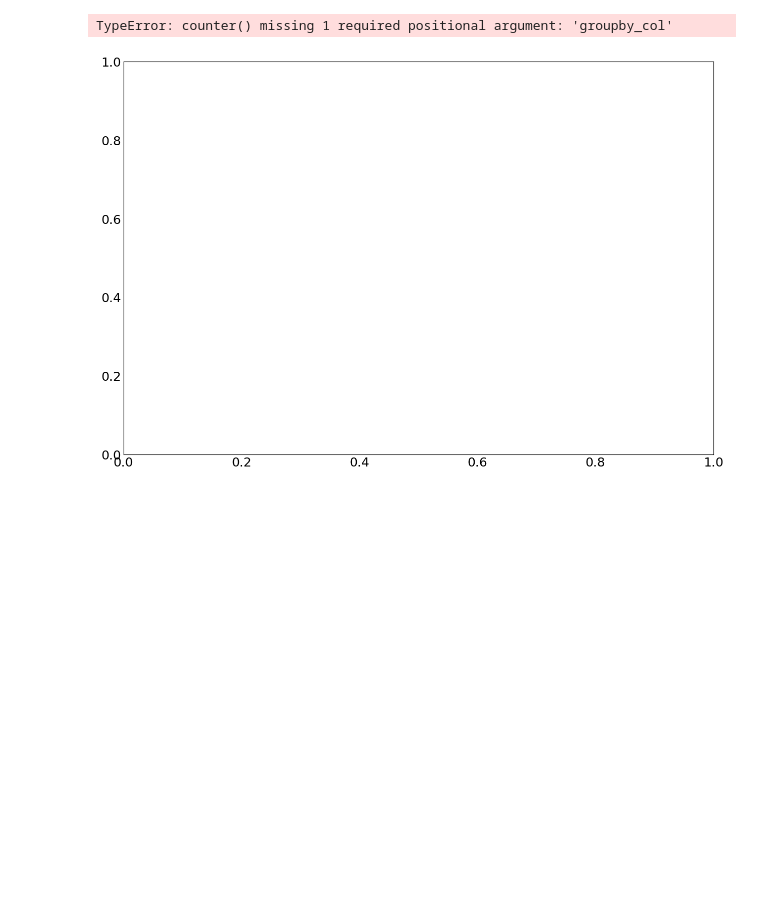
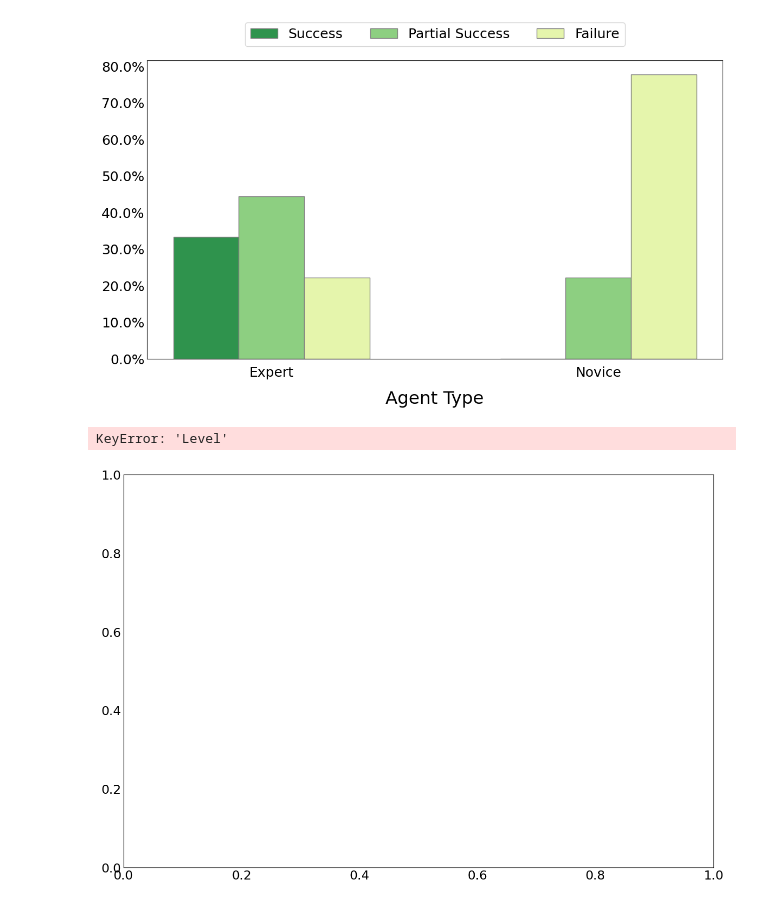
Before and after one commit to oskarhlm/masters-thesis, a Jupyter notebook: src/benchmarking/plots.ipynb, the cells around one changed output. Saved outputs shown, nothing was run; the diff lists cells and outputs as text; code cells hidden in the pictures; blank space fills up the shorter version.

Commit message:
Complete tests with updated db query tool

```diff
--- a/src/benchmarking/plots.ipynb
+++ b/src/benchmarking/plots.ipynb
@@ -151,3 +160,63 @@ plt.show()
+# %%
+import numpy as np
+import pandas as pd
+import matplotlib.pyplot as plt
+
+font_size = 18
+plt.rcParams.update({'font.size': font_size})
+barWidth = 0.2
+fig, ax = plt.subplots(figsize=(12, 8))
+
+# Combine data processing steps into a single function
+
+
+def process_outcomes(df, outcomes, groupby_col):
+    total_counts = df.groupby(groupby_col).size().reset_index(name='total')
+    outcome_data = {}
+
+    for outcome in outcomes:
+        count_df = df[df['Outcome'] == outcome].groupby(
+            groupby_col).size().reset_index(name='count')
+        all_agent_types = df[groupby_col].unique()
+        count_df = count_df.set_index(groupby_col).reindex(
+            all_agent_types, fill_value=0).reset_index()
+        count_df = count_df.merge(total_counts, on=groupby_col)
+        count_df['percentage'] = 100 * count_df['count'] / count_df['total']
+        outcome_data[outcome] = count_df.sort_values(by=groupby_col)
+
+    return outcome_data
+
+
+# Define the outcomes you are interested in
+outcomes = ['success', 'partial success', 'failure']
+outcome_data = process_outcomes(levels_tests_df, outcomes, 'Level')
+
+# Plotting
+colors = plt.get_cmap('YlGn')(np.linspace(0.7, 0.2, len(outcomes)))
+bars = []
+
+for i, outcome in enumerate(outcomes):
+    bars.append([x + barWidth * i for x in range(len(outcome_data[outcome]))])
+    ax.bar(bars[i], outcome_data[outcome]['percentage'], color=colors[i], width=barWidth,
+           edgecolor='grey', label=outcome.title())
+
+plt.xlabel('Agent Type', fontsize=font_size * 1.3, labelpad=15)
+plt.xticks([r + barWidth for r in range(len(outcome_data[outcomes[0]]))],
+           ['Expert', 'Novice'])
+
+y_max = max(df['percentage'].max() for df in outcome_data.values()) + 10
+ax.set_yticks(np.arange(0, min(y_max, 101), 10))
+ax.set_yticklabels([f'{x}%' for x in np.arange(0, min(y_max, 101), 10)])
+plt.tick_params(axis='x', which='major', pad=10)
+
+plt.legend(loc='upper center', bbox_to_anchor=(
+    0.5, 1.15), fancybox=True, shadow=False, ncol=3)
+plt.tight_layout()
+
+plt.savefig(figs_path / 'levels_outcome_distribution_bar_chart.png')
+plt.show()
+# %% [output]
+[figure, added]
 # %%
 font_size = 18
 plt.rcParams.update({'font.size': font_size})
@@ -188,5 +257,5 @@ plt.tight_layout()
 plt.savefig(figs_path / 'levels_outcome_distribution_bar_chart.png')
 plt.show()
 # %% [output]
-TypeError: counter() missing 1 required positional argument: 'groupby_col'
+KeyError: 'Level'
 [figure]
```
Also changed, not shown: parts of 4 cells of this notebook, 18 other files.
